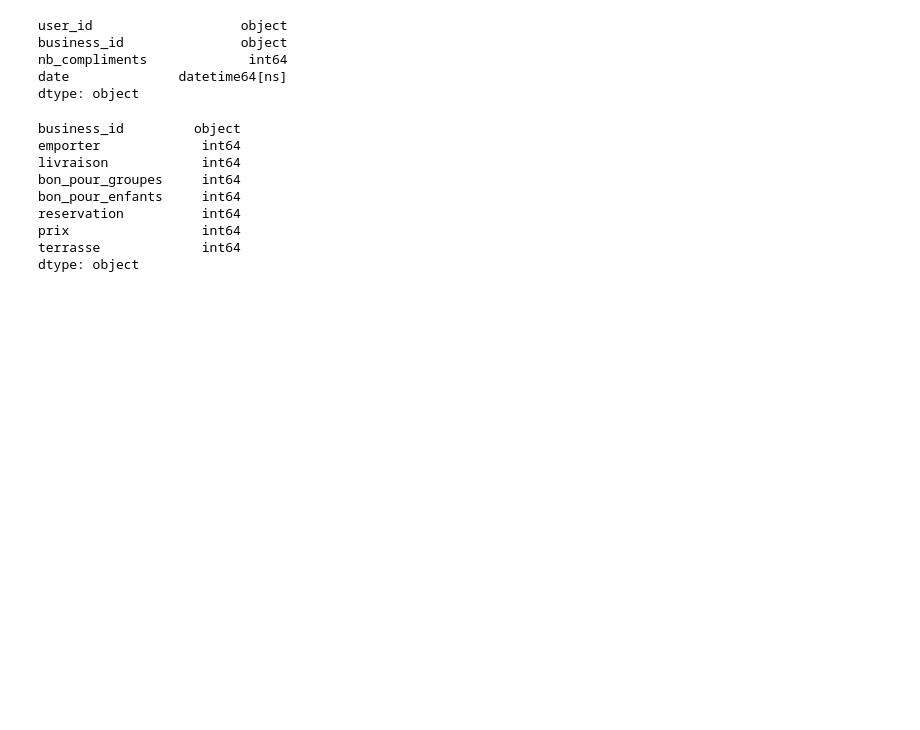
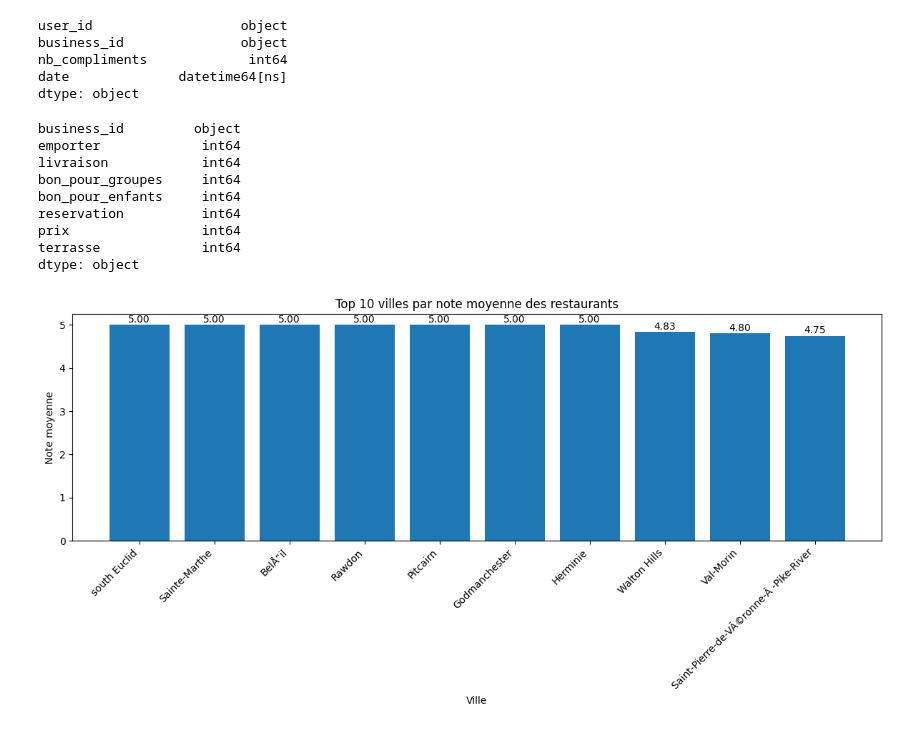
Before and after one commit to AyaIssa1/tp3_collecte, a Jupyter notebook: tp_yelp.ipynb, the cells around one changed output. Saved outputs shown, nothing was run; the diff lists cells and outputs as text; code cells hidden in the pictures; blank space fills up the shorter version.

Commit message:
ajout d'un graph statique et un dynamique, avec leur interpretation en markdown

```diff
--- a/tp_yelp.ipynb
+++ b/tp_yelp.ipynb
@@ -349,3 +352,37 @@ reservation          int64
 prix                 int64
 terrasse             int64
 dtype: object
+# %%
+#read les bon fichiers
+business = pd.read_csv("Data_use_case_Yelp/restaurants.csv", low_memory=False)
+review = pd.read_csv("Data_use_case_Yelp/review.csv", low_memory=False)
+
+# merge de restaurants + review
+merged = business.merge(review, on="business_id", how="inner")
+
+# calcul de la note moyenne par ville
+ville_avg = (
+    #moyenne des notes de review
+    merged.groupby("ville")["etoiles"]
+          .mean()
+          .sort_values(ascending=False)
+)
+
+top10_ville = ville_avg.head(10)
+
+# affichage du graphique
+plt.figure(figsize=(12,6))
+plt.bar(top10_ville.index, top10_ville.values, color="#1f77b4")
+
+# ajouter les valeurs en nombre sur chaque barre
+for i, val in enumerate(top10_ville.values):
+    plt.text(i, val + 0.05, f"{val:.2f}", ha="center")
+
+plt.title("Top 10 villes par note moyenne des restaurants")
+plt.xlabel("Ville")
+plt.ylabel("Note moyenne")
+plt.xticks(rotation=45, ha="right")
+plt.tight_layout()
+plt.show()
+# %% [output]
+[figure, added]
```
Also changed, not shown: parts of 5 cells of this notebook.
